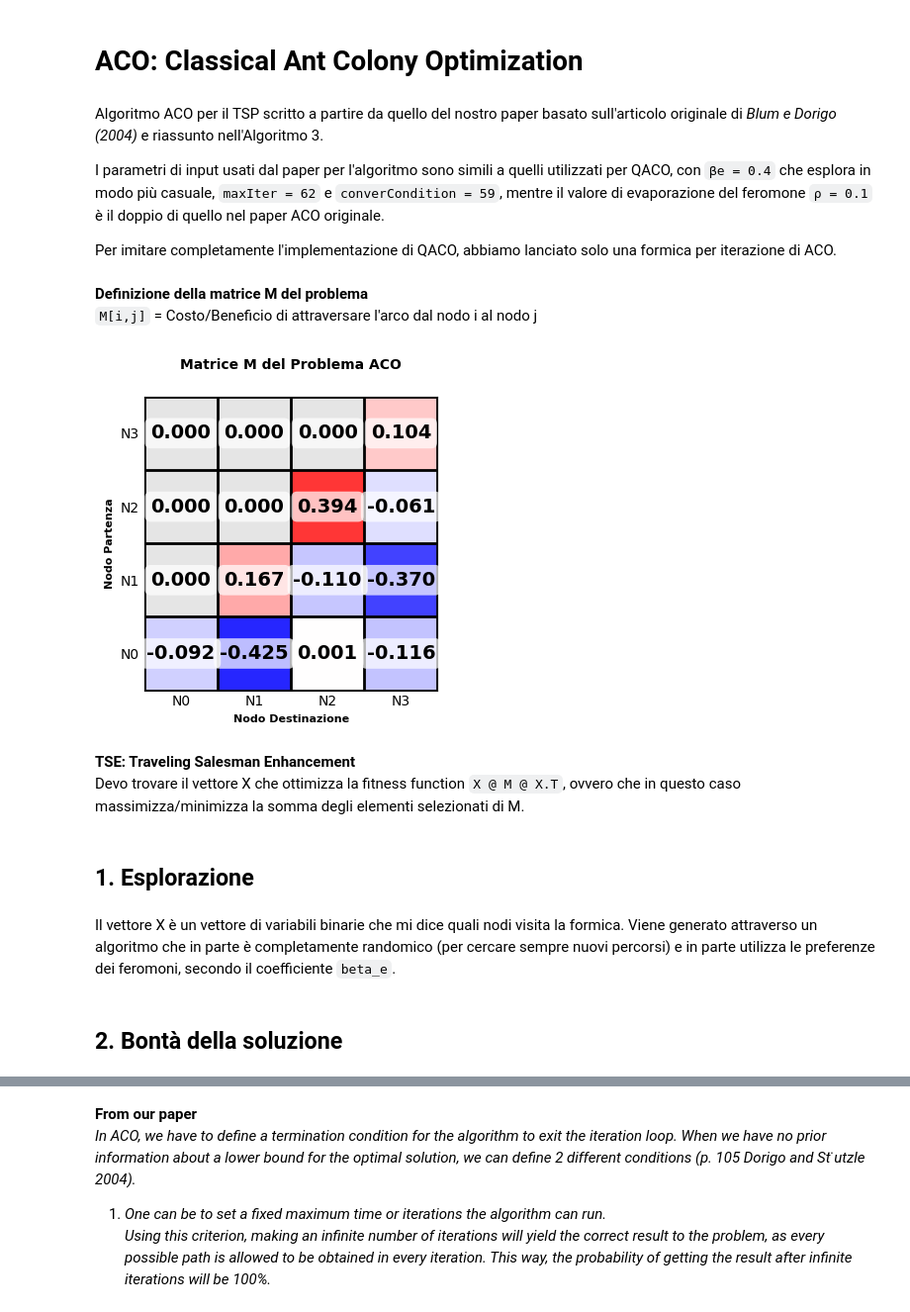
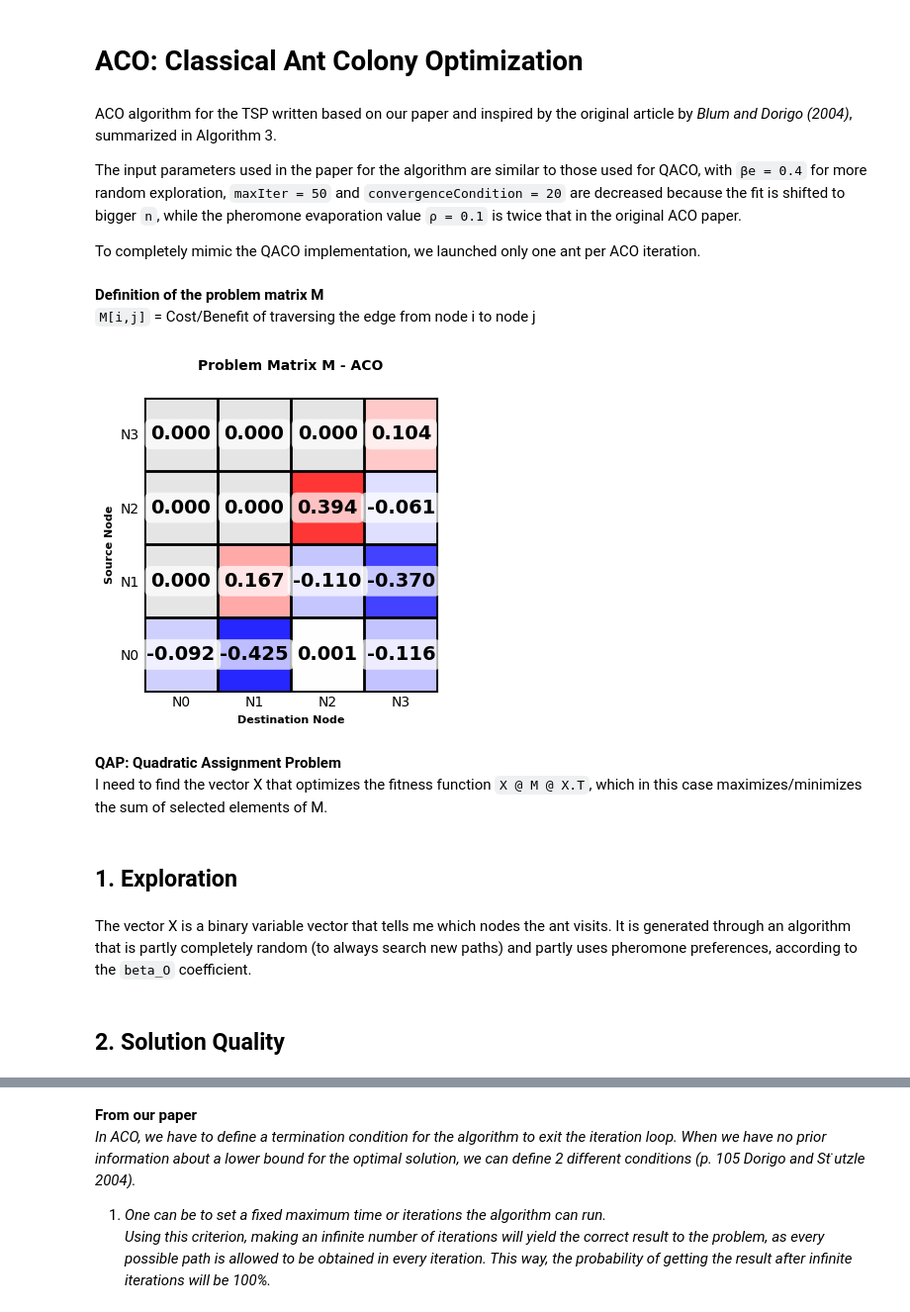
Before and after one commit to QuantumAlbe/QACO_implementation, a Jupyter notebook: ACO_algorithm/ACOmin&max.ipynb, the cells around one changed output, grey strips where cells are left out. Shown at 99% size. Saved outputs shown, nothing was run; the diff lists cells and outputs as text; code cells hidden in the pictures.

```diff
--- a/ACO_algorithm/ACOmin&max.ipynb
+++ b/ACO_algorithm/ACOmin&max.ipynb
@@ -1,11 +1,11 @@
 # %% [markdown]
 # **ACO: Classical Ant Colony Optimization**
 # %% [markdown]
-Algoritmo ACO per il TSP scritto a partire da quello del nostro paper basato sull'articolo originale di *Blum e Dorigo (2004)* e riassunto nell'Algoritmo 3.
+ACO algorithm for the TSP written based on our paper and inspired by the original article by *Blum and Dorigo (2004)*, summarized in Algorithm 3.
 
-I parametri di input usati dal paper per l'algoritmo sono simili a quelli utilizzati per QACO, con `βe = 0.4` che esplora in modo più casuale, `maxIter = 62` e `converCondition = 59`, mentre il valore di evaporazione del feromone `ρ = 0.1` è il doppio di quello nel paper ACO originale.
+The input parameters used in the paper for the algorithm are similar to those used for QACO, with `βe = 0.4` for more random exploration, `maxIter = 50` and `convergenceCondition = 20` are decreased because the fit is shifted to bigger `n`, while the pheromone evaporation value `ρ = 0.1` is twice that in the original ACO paper.
 
-Per imitare completamente l'implementazione di QACO, abbiamo lanciato solo una formica per iterazione di ACO.
+To completely mimic the QACO implementation, we launched only one ant per ACO iteration.
 # %%
 import numpy as np
 import random
@@ -24,51 +24,51 @@ problem_matrix = 4         # Scelta della matrice del problema (1, 2, 3, 4 o 5)
 # %% [markdown]
-**Definizione della matrice M del problema**\
-`M[i,j]` = Costo/Beneficio di attraversare l'arco dal nodo i al nodo j
+**Definition of the problem matrix M**\
+`M[i,j]` = Cost/Benefit of traversing the edge from node i to node j
 # %%
 import pandas as pd
 
 def load_trial_matrix(problem_matrix):
-    """Carica matrice M e vettore soluzione X_th da file CSV"""
+    """Loads matrix M and solution vector X_th from CSV file"""
     file_path = f"../Trial_matrices/M{problem_matrix}.csv"
     data = pd.read_csv(file_path, header=None)
 
-    M = data.iloc[:4, :].values  # Prime 4 righe = matrice
-    X_th = data.iloc[4, :].values  # Ultima riga = vettore X
+    M = data.iloc[:4, :].values  # First 4 rows = matrix
+    X_th = data.iloc[4, :].values  # Last row = solution vector
 
     return M, X_th
 # %%
-# Visualizzazione della matrice M
-def plot_matrix(matrix, title="M Matrix visualization"):
+# Visualization of matrix M
+def plot_matrix(matrix, title="M Matrix Visualization"):
     fig, ax = plt.subplots(figsize=(4, 4))
 
-    # Crea una mappa di colori personalizzata
-    # Valori negativi -> blu, valori positivi -> rosso
+    # Create a custom color map
+    # Negative values -> blue, positive values -> red
     colors = []
     for i in range(matrix.shape[0]):
         color_row = []
         for j in range(matrix.shape[1]):
             if matrix[i, j] > 0:
-                # Intensità del rosso basata sul valore
-                intensity = min(abs(matrix[i, j]) * 2, 1)  # Scala l'intensità
-                color_row.append([1, 1-intensity, 1-intensity])  # Rosso con gradazioni
+                # Red intensity based on value
+                intensity = min(abs(matrix[i, j]) * 2, 1)  # Scale intensity
+                color_row.append([1, 1-intensity, 1-intensity])  # Red with gradations
             elif matrix[i, j] < 0:
-                # Intensità del blu basata sul valore
-                intensity = min(abs(matrix[i, j]) * 2, 1)  # Scala l'intensità
-                color_row.append([1-intensity, 1-intensity, 1])  # Blu con gradazioni
+                # Blue intensity based on value
+                intensity = min(abs(matrix[i, j]) * 2, 1)  # Scale intensity
+                color_row.append([1-intensity, 1-intensity, 1])  # Blue with gradations
             else:
-                color_row.append([0.9, 0.9, 0.9])  # Grigio chiaro per zero
+                color_row.append([0.9, 0.9, 0.9])  # Light gray for zero
         colors.append(color_row)
 
-    # Disegna la matrice come immagine
+    # Draw the matrix as image
     im = ax.imshow(colors, aspect='equal')
 
-    # Aggiungi i valori numerici nelle celle
+    # Add numerical values in cells
     for i in range(matrix.shape[0]):
         for j in range(matrix.shape[1]):
-            # Scegli il colore del testo in base al background
+            # Choose text color based on background
             text_color = 'black'
 
-            # Formatta il numero per una migliore leggibilità
+            # Format number for better readability
             value_text = f'{matrix[i, j]:.3f}'
 
             ax.text(j, i, value_text,
@@ -76,49 +76,49 @@ def plot_matrix(matrix, title="M Matrix visualization"):
                    color=text_color,
                    fontsize=14,
                    fontweight='bold',
                    bbox=dict(boxstyle="round,pad=0.3",
                            facecolor='white',
                            alpha=0.7,
                            edgecolor='none'))
 
-    # Personalizza la griglia e le etichette
+    # Customize grid and labels
     ax.set_xlim(-0.5, matrix.shape[1]-0.5)
     ax.set_ylim(-0.5, matrix.shape[0]-0.5)
 
-    # Aggiungi linee di griglia eleganti
+    # Add elegant gridlines
     for i in range(matrix.shape[0] + 1):
         ax.axhline(i - 0.5, color='black', linewidth=2)
     for j in range(matrix.shape[1] + 1):
         ax.axvline(j - 0.5, color='black', linewidth=2)
 
-    # Etichette degli assi
+    # Axis labels
     ax.set_xticks(range(matrix.shape[1]))
     ax.set_yticks(range(matrix.shape[0]))
     ax.set_xticklabels([f'N{i}' for i in range(matrix.shape[1])])
     ax.set_yticklabels([f'N{i}' for i in range(matrix.shape[0])])
 
-    # Titolo e labels
+    # Title and labels
     ax.set_title(title, fontsize=10, fontweight='bold', pad=20)
-    ax.set_xlabel('Nodo Destinazione', fontsize=8, fontweight='bold')
-    ax.set_ylabel('Nodo Partenza', fontsize=8, fontweight='bold')
+    ax.set_xlabel('Destination Node', fontsize=8, fontweight='bold')
+    ax.set_ylabel('Source Node', fontsize=8, fontweight='bold')
 
-    # Rimuovi i tick marks per un look più pulito
+    # Remove tick marks for cleaner look
     ax.tick_params(length=0)
 
     plt.tight_layout()
     plt.show()
 
-# Applica la visualizzazione alla matrice M
+# Apply visualization to matrix M
 M, X_th = load_trial_matrix(problem_matrix)
-plot_matrix(M, "Matrice M del Problema ACO")
+plot_matrix(M, "Problem Matrix M - ACO")
 # %% [output]
-[figure, old version]
+[figure, new version]
 # %% [markdown]
-**TSE: Traveling Salesman Enhancement**\
-Devo trovare il vettore X che ottimizza la fitness function `X @ M @ X.T`, ovvero che in questo caso massimizza/minimizza la somma degli elementi selezionati di M.
+**QAP: Quadratic Assignment Problem**\
+I need to find the vector X that optimizes the fitness function `X @ M @ X.T`, which in this case maximizes/minimizes the sum of selected elements of M.
 # %% [markdown]
-## **1. Esplorazione**
+## **1. Exploration**
 # %% [markdown]
-Il vettore X è un vettore di variabili binarie che mi dice quali nodi visita la formica. Viene generato attraverso un algoritmo che in parte è completamente randomico (per cercare sempre nuovi percorsi) e in parte utilizza le preferenze dei feromoni, secondo il coefficiente `beta_e`.
+The vector X is a binary variable vector that tells me which nodes the ant visits. It is generated through an algorithm that is partly completely random (to always search new paths) and partly uses pheromone preferences, according to the `beta_O` coefficient.
 # %%
 def construct_solution(n, ant_position, tau, beta):
@@ -166,4 +166,4 @@ def generate_solution_vector(n, path):
     return X
 # %% [markdown]
-## **2. Bontà della soluzione**
+## **2. Solution Quality**
 # %% [markdown]
```
Also changed, not shown: parts of 13 cells of this notebook.
